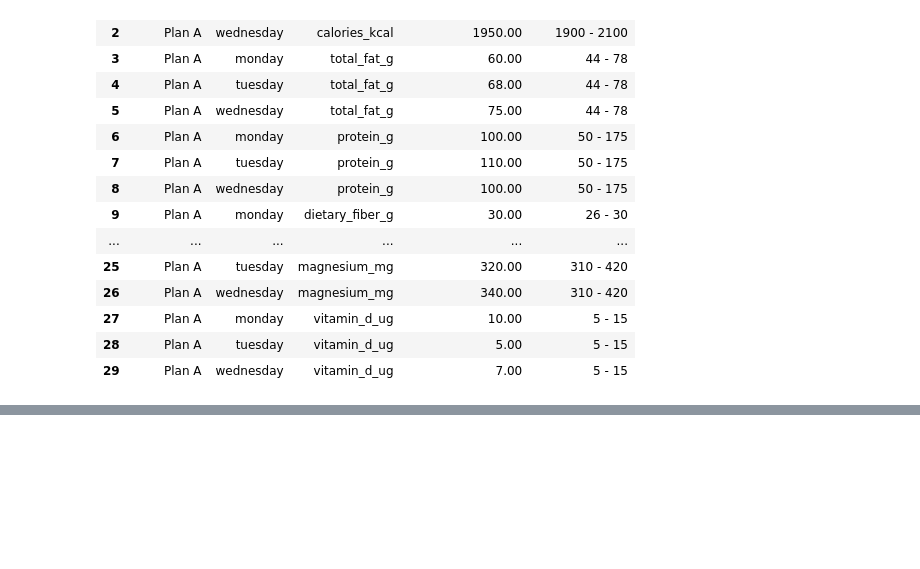
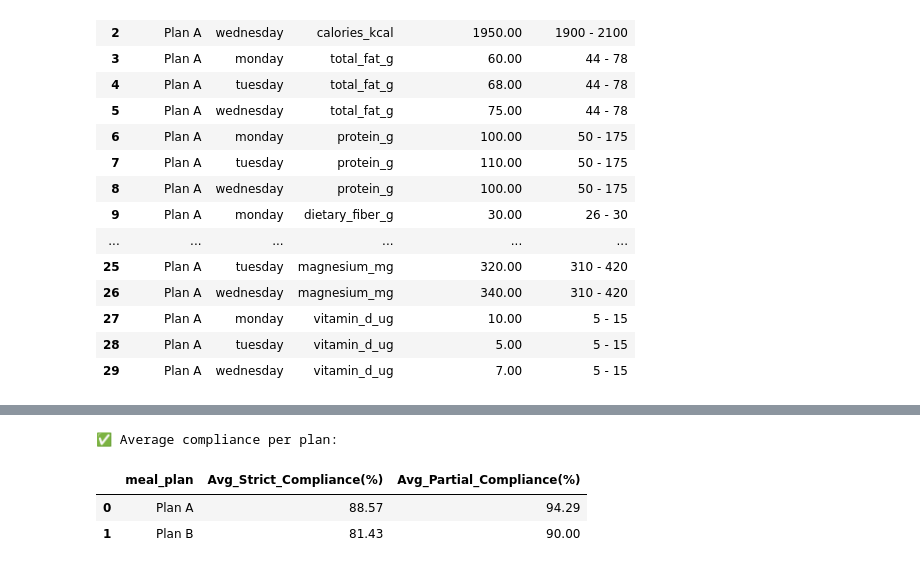
Before and after one commit to Kshitizsikriwal/cdrs, a Jupyter notebook: Gemini/compilance-asthma.ipynb, the cells around one changed output, grey strips where cells are left out. Drawn from its saved outputs; the diff is of its cells as text; code cells hidden in the pictures; blank space fills up the shorter version.

```diff
--- a/Gemini/compilance-asthma.ipynb
+++ b/Gemini/compilance-asthma.ipynb
@@ -185,0 +258,22 @@ display(compare_df)
+# %%
+# =========================================================
+# Cell 9: Average compliance per plan
+# =========================================================
+summary = (
+    compliance_df.groupby("meal_plan")[["strict_compliance_%", "partial_compliance_%"]]
+    .mean()
+    .reset_index()
+)
+
+summary.rename(columns={
+    "strict_compliance_%": "Avg_Strict_Compliance(%)",
+    "partial_compliance_%": "Avg_Partial_Compliance(%)"
+}, inplace=True)
+
+print("✅ Average compliance per plan:")
+display(summary)
+# %% [output]
+✅ Average compliance per plan:
+|  | meal_plan | Avg_Strict_Compliance(%) | Avg_Partial_Compliance(%) |
+| 0 | Plan A | 88.57 | 94.29 |
+| 1 | Plan B | 81.43 | 90.00 |
```
Also changed, not shown: parts of 4 cells of this notebook, 9 other files.
